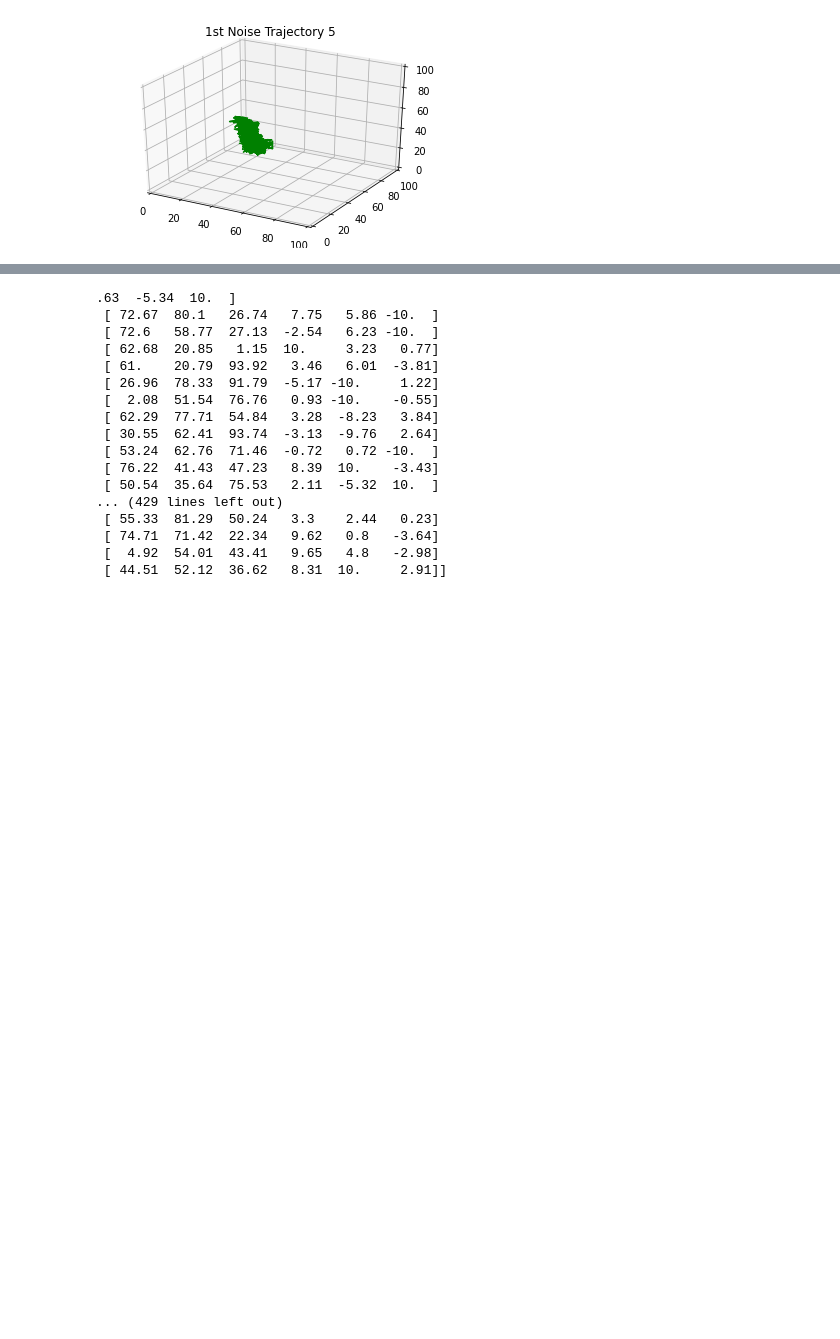
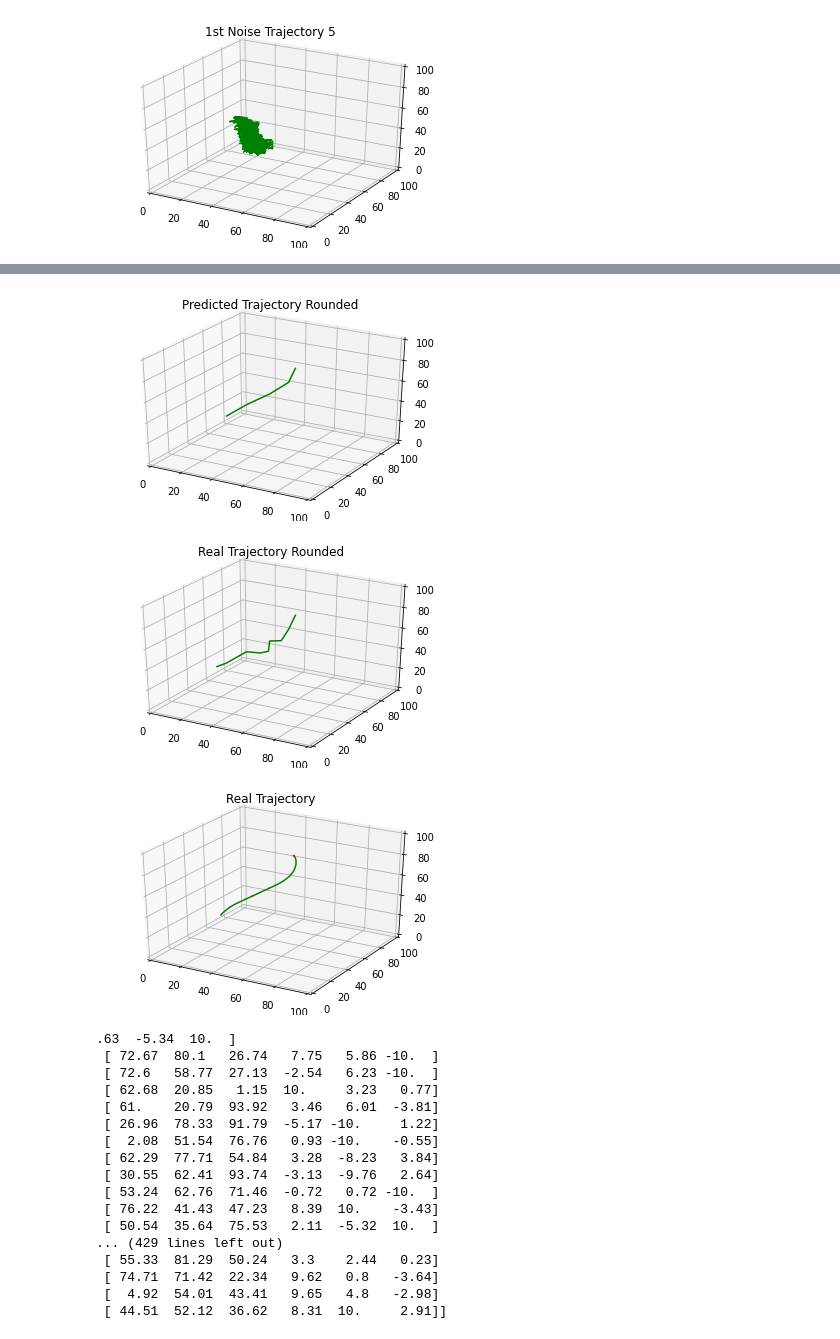
Before and after one commit to STEMO-CS5340/Trajectory, a Jupyter notebook: May03_8x8x8_velocity_full_learn.ipynb, the cells around one changed output, grey strips where cells are left out. Drawn from its saved outputs; the diff is of its cells as text; code cells hidden in the pictures; blank space fills up the shorter version.

```diff
--- a/May03_8x8x8_velocity_full_learn.ipynb
+++ b/May03_8x8x8_velocity_full_learn.ipynb
@@ -30,6 +30,12 @@ nos_p_5 = np.loadtxt('../Trajectory/data0503/position_noise_5.csv', delimiter='
 
 traj_lens = np.loadtxt('../Trajectory/data0503/traj_lens.csv', delimiter=' ')
 traj_lens = traj_lens.astype(int)
+
+org_p_no_outlier_01 = np.loadtxt('../Trajectory/data/outlier_0.01-c/ori_position.csv', delimiter=' ')
+org_v_no_outlier_01 = np.loadtxt('../Trajectory/data/outlier_0.01-c/ori_velocities.csv', delimiter=' ')
+org_outlier_p_01 = np.loadtxt('../Trajectory/data/outlier_0.01-c/with_outlier_position.csv', delimiter=' ')
+outlier_indices = np.loadtxt('../Trajectory/data/outlier_0.01-c/outlier_indices.csv', delimiter=' ')
+outlier_indices = outlier_indices.astype(int)
 # %%
 # reframe dataset as per traj_lens
 traj_lens_cumsum = traj_lens.cumsum()
@@ -196,15 +148,0 @@ plot_trajectory(org_p, 'all data') # overall data
-# %%
-# Accuracy (%)
-traj = replace
-labels = np.zeros(len(traj))
-
-def closest_node(node,nodes):
-    # nodes = np.asarray(nodes)
-    dist_2 = np.sum((nodes - node)**2,axis=1)
-    return np.argmin(dist_2)
-
-for i,data in enumerate(org_p_spl[select_traj]):
-
-    labels[i] = closest_node(data,HMM_10.means_[:,:3])
-
-print("model accuracy is: ", np.mean(labels == HMM_10.predict(traj)))
@@ -213,3 +195,17 @@ model accuracy is:  0.781437125748503
+# %%
+
+
+real_traj_rounded = HMM_10.means_[labels]
+
+plot_trajectory(predicted_traj, 'Predicted Trajectory Rounded')
+plot_trajectory(real_traj_rounded, 'Real Trajectory Rounded')
+
+#plot_trajectory(trej, 'Trej')
+plot_trajectory(original, 'Real Trajectory',outlier_indices)
+# %% [output]
+[figure, added]
+[figure, added]
+[figure, added]
 # %%
 # export model
 
```
Also changed, not shown: parts of 9 cells of this notebook, 2 other files.
